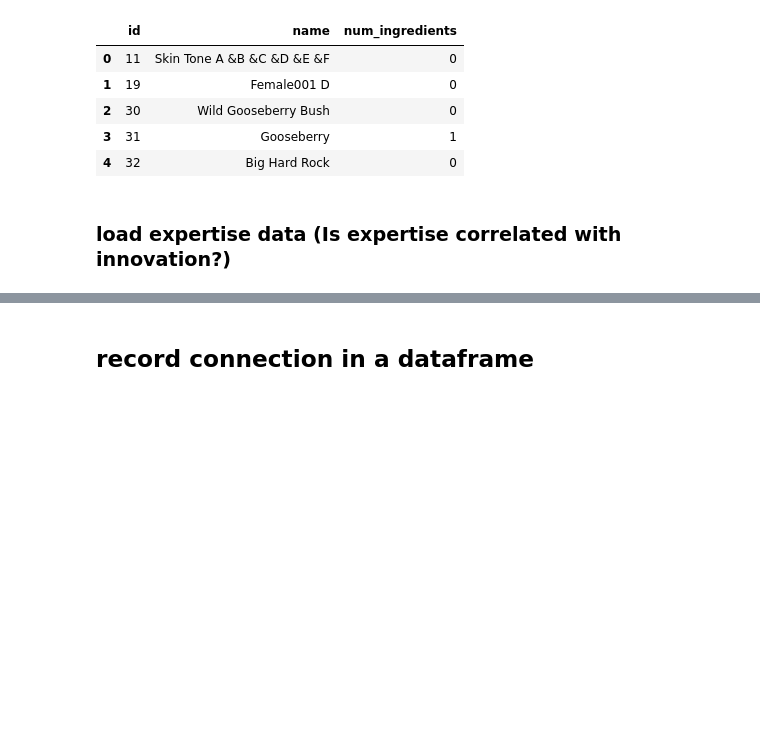
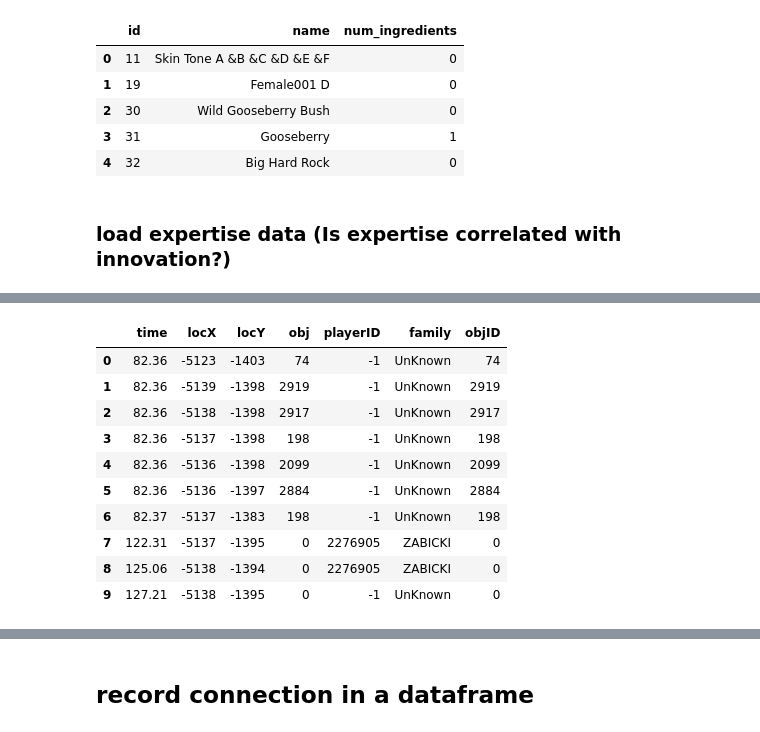
Before and after one commit to nataliavelez/OneHourOneLife, a Jupyter notebook: 2_demographics/2_9_identify_individual_innovations.ipynb, the cells around one changed output, grey strips where cells are left out. Cells and saved outputs as stored; diff of their text form; code cells hidden in the pictures; blank space fills up the shorter version.

```diff
--- a/2_demographics/2_9_identify_individual_innovations.ipynb
+++ b/2_demographics/2_9_identify_individual_innovations.ipynb
@@ -246,0 +250,14 @@ expertise.head()
+# %%
+data.head(n=10)
+# %% [output]
+|  | time | locX | locY | obj | playerID | family | objID |
+| 0 | 82.36 | -5123 | -1403 | 74 | -1 | UnKnown | 74 |
+| 1 | 82.36 | -5139 | -1398 | 2919 | -1 | UnKnown | 2919 |
+| 2 | 82.36 | -5138 | -1398 | 2917 | -1 | UnKnown | 2917 |
+| 3 | 82.36 | -5137 | -1398 | 198 | -1 | UnKnown | 198 |
+| 4 | 82.36 | -5136 | -1398 | 2099 | -1 | UnKnown | 2099 |
+| 5 | 82.36 | -5136 | -1397 | 2884 | -1 | UnKnown | 2884 |
+| 6 | 82.37 | -5137 | -1383 | 198 | -1 | UnKnown | 198 |
+| 7 | 122.31 | -5137 | -1395 | 0 | 2276905 | ZABICKI | 0 |
+| 8 | 125.06 | -5138 | -1394 | 0 | 2276905 | ZABICKI | 0 |
+| 9 | 127.21 | -5138 | -1395 | 0 | -1 | UnKnown | 0 |
```
Also changed, not shown: parts of 21 cells of this notebook.
